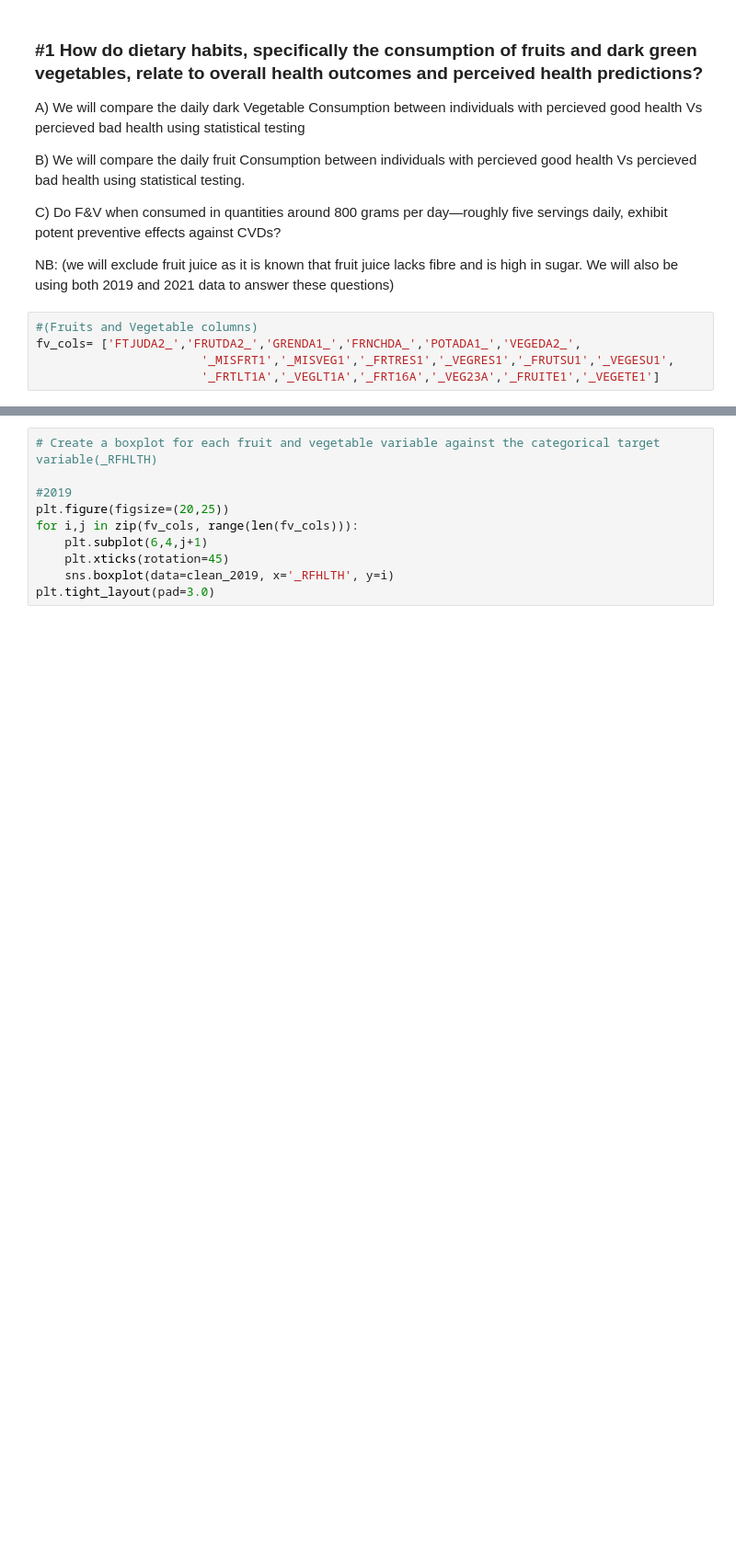
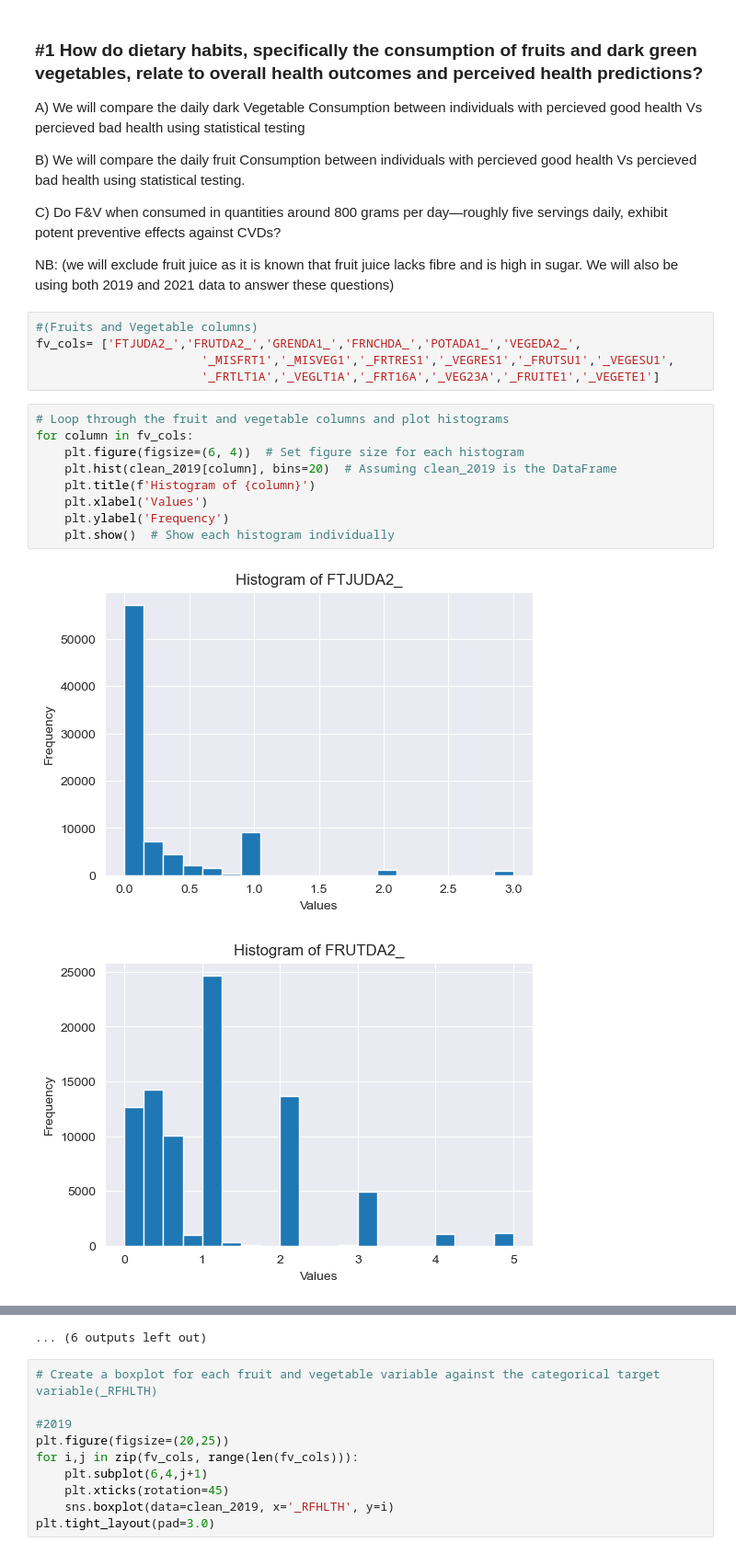
Before and after one commit to OBINNADINNEYA/BRFSS_BIGDATA_PROJECT, a Jupyter notebook: Exploratory Data Analysis.ipynb, the cells around one changed output, grey strips where cells are left out. Shown at 92% size. Saved outputs shown, nothing was run; the diff lists cells and outputs as text; blank space fills up the shorter version.

Commit message:
edited EDA and cleaning notebooks

```diff
--- a/Exploratory Data Analysis.ipynb
+++ b/Exploratory Data Analysis.ipynb
@@ -224,3 +224,15 @@ NB: (we will exclude fruit juice as it is known that fruit juice lacks fibre and
 fv_cols= ['FTJUDA2_','FRUTDA2_','GRENDA1_','FRNCHDA_','POTADA1_','VEGEDA2_',
                        '_MISFRT1','_MISVEG1','_FRTRES1','_VEGRES1','_FRUTSU1','_VEGESU1',
                        '_FRTLT1A','_VEGLT1A','_FRT16A','_VEG23A','_FRUITE1','_VEGETE1']
+# %%
+# Loop through the fruit and vegetable columns and plot histograms
+for column in fv_cols:
+    plt.figure(figsize=(6, 4))  # Set figure size for each histogram
+    plt.hist(clean_2019[column], bins=20)  # Assuming clean_2019 is the DataFrame
+    plt.title(f'Histogram of {column}')
+    plt.xlabel('Values')
+    plt.ylabel('Frequency')
+    plt.show()  # Show each histogram individually
+# %% [output]
+[figure, added]
+[figure, added]
@@ -227,3 +249,4 @@ fv_cols= ['FTJUDA2_','FRUTDA2_','GRENDA1_','FRNCHDA_','POTADA1_','VEGEDA2_',
+... (6 outputs left out)
 # %%
 # Create a boxplot for each fruit and vegetable variable against the categorical target variable(_RFHLTH)
 
```
Also changed, not shown: parts of 15 cells of this notebook.
